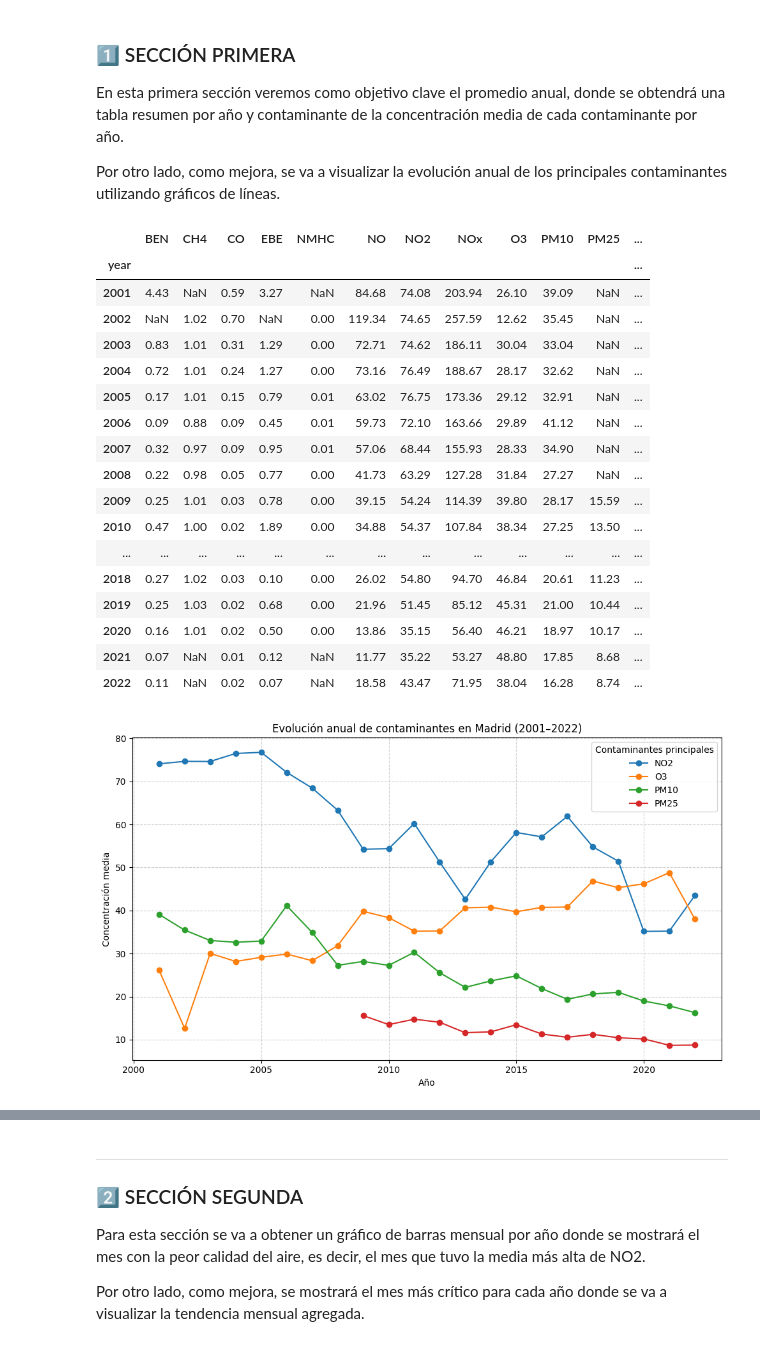
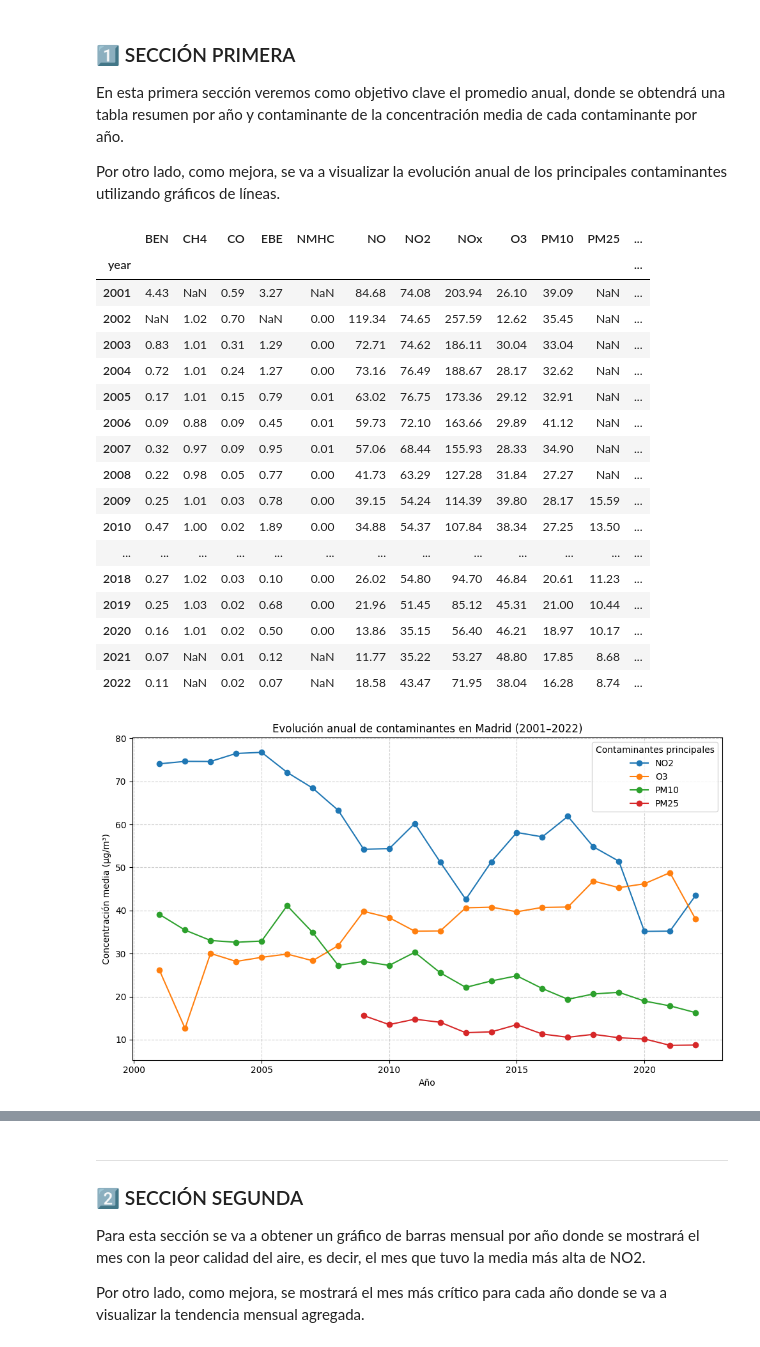
Before and after one commit to thisisrober/analisis-exploratorio-dataset-airquality-madrid, a Jupyter notebook: notebook.ipynb, the cells around one changed output, grey strips where cells are left out. Cells and saved outputs as stored; diff of their text form; code cells hidden in the pictures.

```diff
--- a/notebook.ipynb
+++ b/notebook.ipynb
@@ -284,7 +284,7 @@ En esta primera sección veremos como objetivo clave el promedio anual, donde se
 
 Por otro lado, como mejora, se va a visualizar la evolución anual de los principales contaminantes utilizando gráficos de líneas.
 # %%
-# Creamos una lista con todos los contaminantes que se recogen
+# Definimos la lista de contaminantes al inicio de la sección para reutilizarla fácilmente
 contaminantes = ["BEN","CH4","CO","EBE","NMHC","NO","NO2","NOx","O3","PM10","PM25","SO2","TCH","TOL"]
 
 # Agrupamos todos los datos de todos los contaminantes en años y entre todos los datos sacamos su media correspondiente
@@ -293,7 +293,7 @@ resumen = df.groupby("year")[contaminantes].mean().round(2)
 # Mostramos los datos
 display(resumen)
 
-# Para la mejora de este apartado, creamos una lista con la selección de los principales contaminantes
+# Selección de los principales contaminantes para la visualización
 principales = ["NO2", "O3", "PM10", "PM25"]
 
 # Filtrar el resumen solo a esos contaminantes
@@ -302,36 +302,37 @@ resumen_principales = resumen[principales]
 # Creamos el gráfico y lo mostramos
 plt.figure(figsize=(10,6))
 for col in resumen_principales.columns:
+    # Graficamos la evolución anual de cada contaminante principal
     plt.plot(resumen_principales.index, resumen_principales[col], marker="o", label=col)
 
 plt.title("Evolución anual de contaminantes en Madrid (2001–2022)")
 plt.xlabel("Año")
-plt.ylabel("Concentración media")
+plt.ylabel("Concentración media (µg/m³)") # Añadimos la unidad para mayor claridad
 plt.legend(title="Contaminantes principales")
 # Mostramos el gráfico con delimitadores para mayor visibilidad
 plt.grid(True, linestyle="--", alpha=0.6)
 plt.tight_layout()
 plt.show()
 # %% [output]
 |  | BEN | CH4 | CO | EBE | NMHC | NO | NO2 | NOx | O3 | PM10 | PM25 | ... |
 | year |  |  |  |  |  |  |  |  |  |  |  | ... |
 | 2001 | 4.43 | NaN | 0.59 | 3.27 | NaN | 84.68 | 74.08 | 203.94 | 26.10 | 39.09 | NaN | ... |
 | 2002 | NaN | 1.02 | 0.70 | NaN | 0.00 | 119.34 | 74.65 | 257.59 | 12.62 | 35.45 | NaN | ... |
 | 2003 | 0.83 | 1.01 | 0.31 | 1.29 | 0.00 | 72.71 | 74.62 | 186.11 | 30.04 | 33.04 | NaN | ... |
 | 2004 | 0.72 | 1.01 | 0.24 | 1.27 | 0.00 | 73.16 | 76.49 | 188.67 | 28.17 | 32.62 | NaN | ... |
 | 2005 | 0.17 | 1.01 | 0.15 | 0.79 | 0.01 | 63.02 | 76.75 | 173.36 | 29.12 | 32.91 | NaN | ... |
 | 2006 | 0.09 | 0.88 | 0.09 | 0.45 | 0.01 | 59.73 | 72.10 | 163.66 | 29.89 | 41.12 | NaN | ... |
 | 2007 | 0.32 | 0.97 | 0.09 | 0.95 | 0.01 | 57.06 | 68.44 | 155.93 | 28.33 | 34.90 | NaN | ... |
 | 2008 | 0.22 | 0.98 | 0.05 | 0.77 | 0.00 | 41.73 | 63.29 | 127.28 | 31.84 | 27.27 | NaN | ... |
 | 2009 | 0.25 | 1.01 | 0.03 | 0.78 | 0.00 | 39.15 | 54.24 | 114.39 | 39.80 | 28.17 | 15.59 | ... |
 | 2010 | 0.47 | 1.00 | 0.02 | 1.89 | 0.00 | 34.88 | 54.37 | 107.84 | 38.34 | 27.25 | 13.50 | ... |
 | ... | ... | ... | ... | ... | ... | ... | ... | ... | ... | ... | ... | ... |
 | 2018 | 0.27 | 1.02 | 0.03 | 0.10 | 0.00 | 26.02 | 54.80 | 94.70 | 46.84 | 20.61 | 11.23 | ... |
 | 2019 | 0.25 | 1.03 | 0.02 | 0.68 | 0.00 | 21.96 | 51.45 | 85.12 | 45.31 | 21.00 | 10.44 | ... |
 | 2020 | 0.16 | 1.01 | 0.02 | 0.50 | 0.00 | 13.86 | 35.15 | 56.40 | 46.21 | 18.97 | 10.17 | ... |
 | 2021 | 0.07 | NaN | 0.01 | 0.12 | NaN | 11.77 | 35.22 | 53.27 | 48.80 | 17.85 | 8.68 | ... |
 | 2022 | 0.11 | NaN | 0.02 | 0.07 | NaN | 18.58 | 43.47 | 71.95 | 38.04 | 16.28 | 8.74 | ... |
-[figure, old version]
+[figure, new version]
 # %% [markdown]
 #### CONCLUSIONES
 
```
Also changed, not shown: parts of 7 cells of this notebook.
